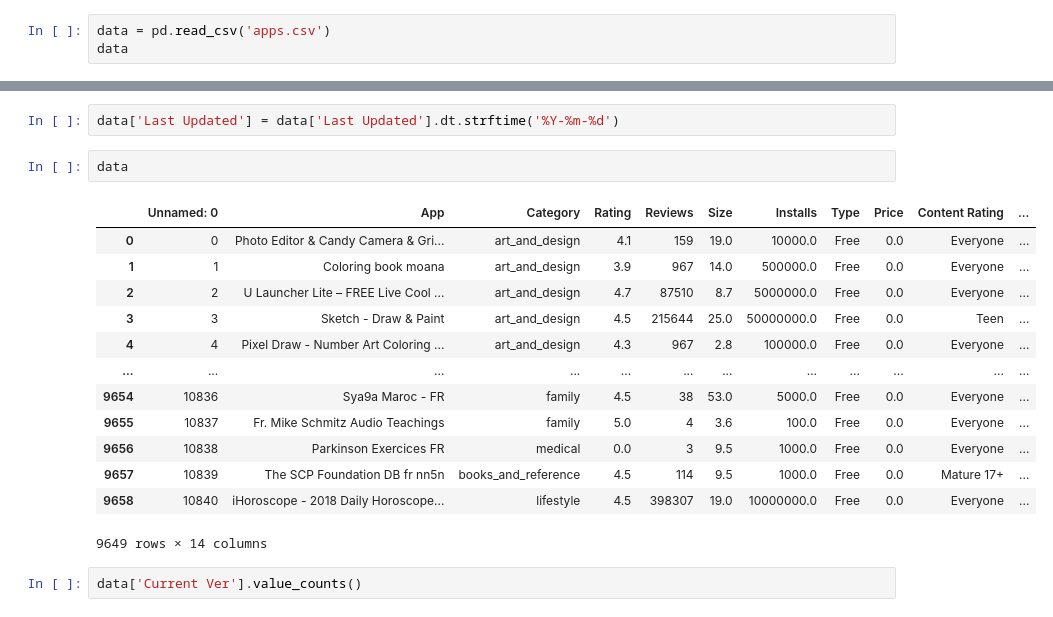
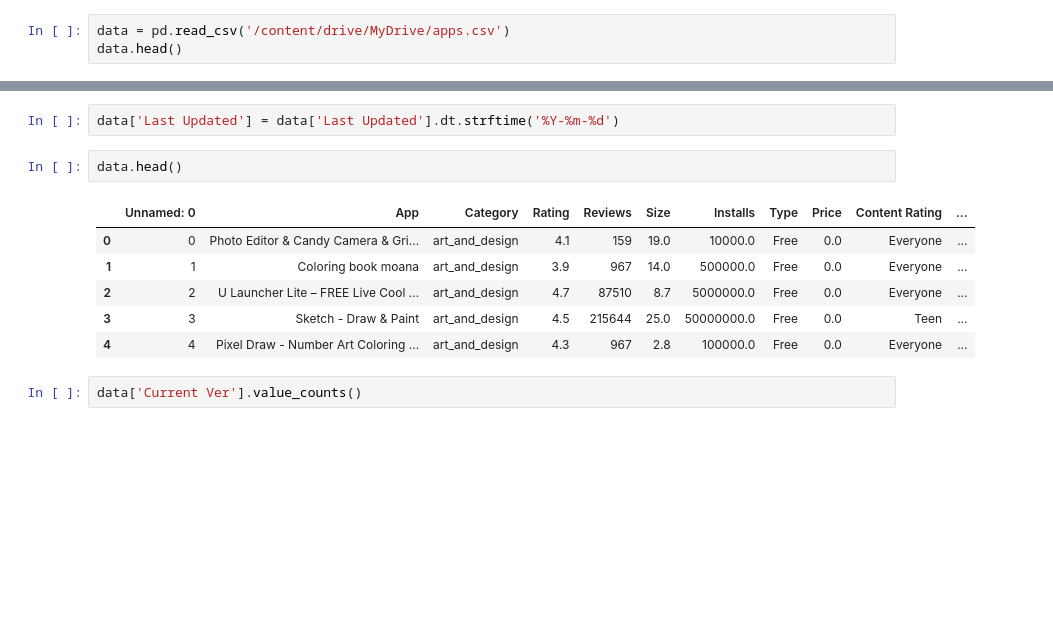
Before and after one commit to Laureoby/Apps_cleaning, a Jupyter notebook: Cleaning_App_dataset.ipynb, the cells around one changed output, grey strips where cells are left out. Cells and saved outputs as stored; diff of their text form; blank space fills up the shorter version.

```diff
--- a/Cleaning_App_dataset.ipynb
+++ b/Cleaning_App_dataset.ipynb
@@ -5,6 +12,6 @@ from scipy.interpolate import interp1d
 # %%
-data = pd.read_csv('apps.csv')
-data
+data = pd.read_csv('/content/drive/MyDrive/apps.csv')
+data.head()
 # %% [output]
 |  | Unnamed: 0 | App | Category | Rating | Reviews | Size | Installs | Type | Price | Content Rating | ... |
 | 0 | 0 | Photo Editor & Candy Camera & Gri... | ART_AND_DESIGN | 4.1 | 159 | 19.0 | 10,000+ | Free | 0 | Everyone | ... |
@@ -317,21 +310,14 @@ data['Last Updated'] = pd.to_datetime(data['Last Updated'], format='mixed')
 # %%
 data['Last Updated'] = data['Last Updated'].dt.strftime('%Y-%m-%d')
 # %%
-data
+data.head()
 # %% [output]
 |  | Unnamed: 0 | App | Category | Rating | Reviews | Size | Installs | Type | Price | Content Rating | ... |
 | 0 | 0 | Photo Editor & Candy Camera & Gri... | art_and_design | 4.1 | 159 | 19.0 | 10000.0 | Free | 0.0 | Everyone | ... |
 | 1 | 1 | Coloring book moana | art_and_design | 3.9 | 967 | 14.0 | 500000.0 | Free | 0.0 | Everyone | ... |
 | 2 | 2 | U Launcher Lite – FREE Live Cool ... | art_and_design | 4.7 | 87510 | 8.7 | 5000000.0 | Free | 0.0 | Everyone | ... |
 | 3 | 3 | Sketch - Draw & Paint | art_and_design | 4.5 | 215644 | 25.0 | 50000000.0 | Free | 0.0 | Teen | ... |
 | 4 | 4 | Pixel Draw - Number Art Coloring ... | art_and_design | 4.3 | 967 | 2.8 | 100000.0 | Free | 0.0 | Everyone | ... |
-| ... | ... | ... | ... | ... | ... | ... | ... | ... | ... | ... | ... |
-| 9654 | 10836 | Sya9a Maroc - FR | family | 4.5 | 38 | 53.0 | 5000.0 | Free | 0.0 | Everyone | ... |
-| 9655 | 10837 | Fr. Mike Schmitz Audio Teachings | family | 5.0 | 4 | 3.6 | 100.0 | Free | 0.0 | Everyone | ... |
-| 9656 | 10838 | Parkinson Exercices FR | medical | 0.0 | 3 | 9.5 | 1000.0 | Free | 0.0 | Everyone | ... |
-| 9657 | 10839 | The SCP Foundation DB fr nn5n | books_and_reference | 4.5 | 114 | 9.5 | 1000.0 | Free | 0.0 | Mature 17+ | ... |
-| 9658 | 10840 | iHoroscope - 2018 Daily Horoscope... | lifestyle | 4.5 | 398307 | 19.0 | 10000000.0 | Free | 0.0 | Everyone | ... |
-9649 rows × 14 columns
 # %%
 data['Current Ver'].value_counts()
 # %% [output]
```
Also changed, not shown: parts of 41 cells of this notebook.
